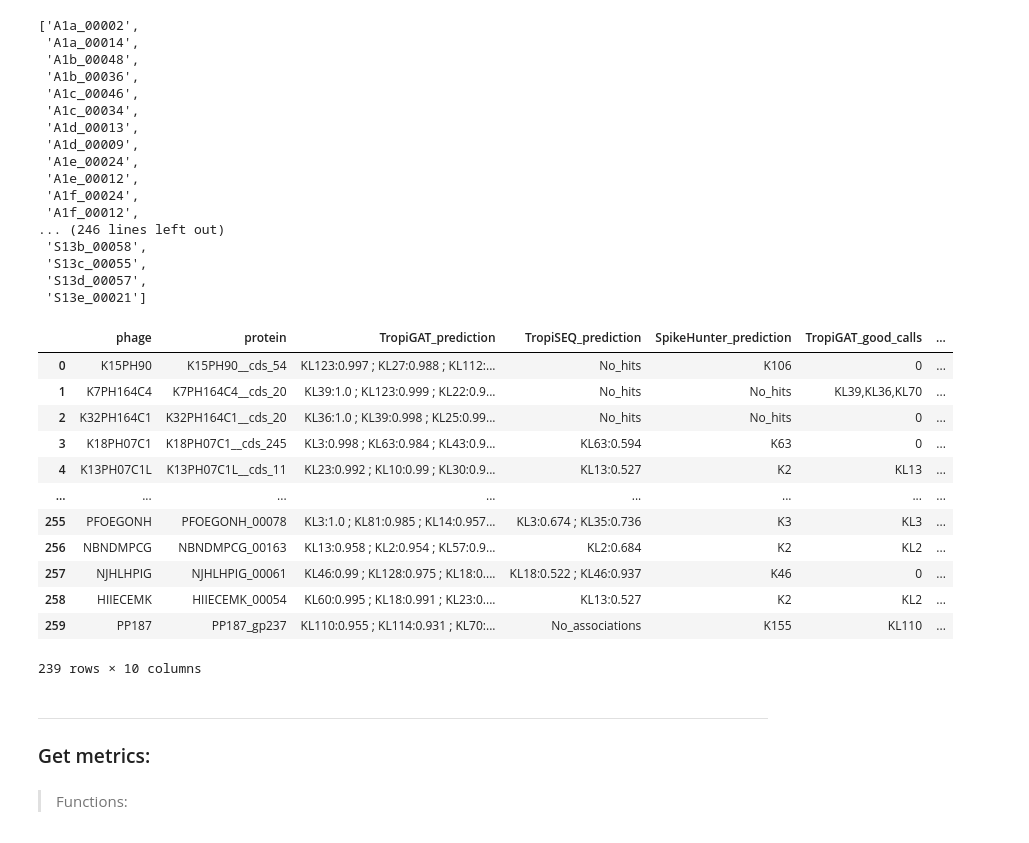
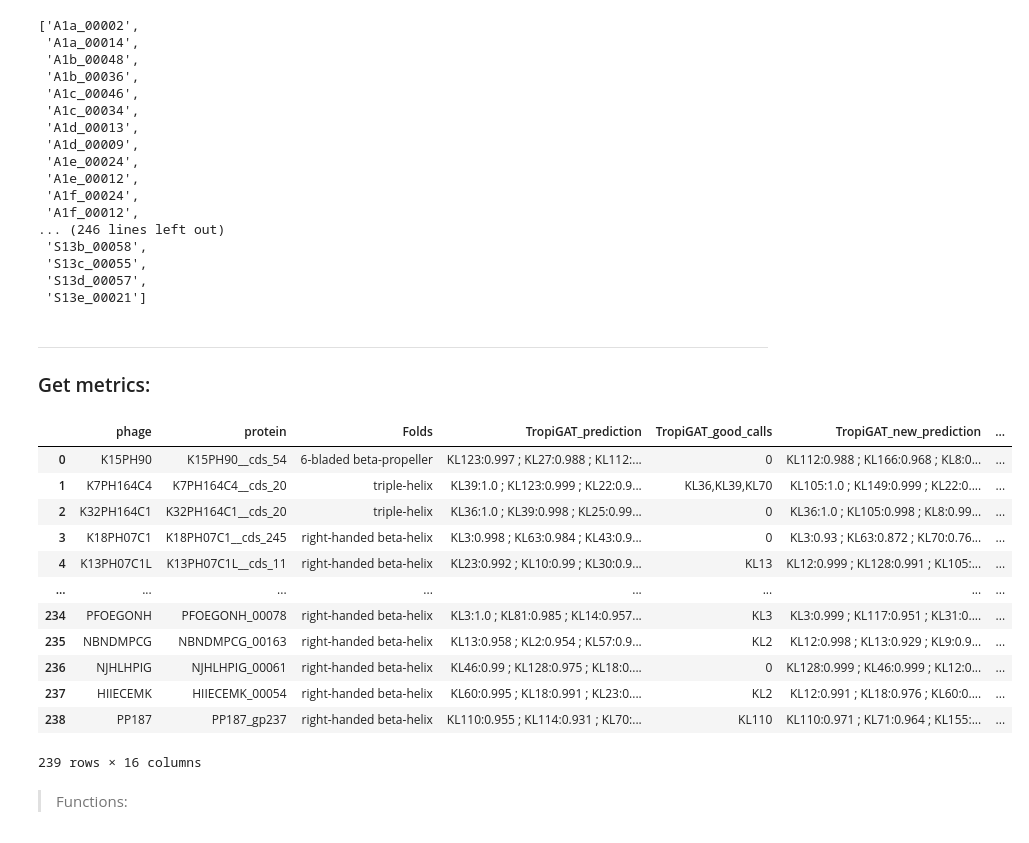
Before and after one commit to conchaeloko/DpoTropiSearch, a Jupyter notebook: benchmark/B.Compile_results.ipynb, the cells around one changed output. Cells and saved outputs as stored; diff of their text form; code cells hidden in the pictures.

```diff
--- a/benchmark/B.Compile_results.ipynb
+++ b/benchmark/B.Compile_results.ipynb
@@ -169,24 +243,21 @@ for _, row in merged_df_clean_01.iterrows() :
             sh_pred_serie.append(0)
 # %%
 merged_df_clean_01["TropiGAT_good_calls"] = tropigat_pred_serie
+merged_df_clean_01["TropiGAT_new_good_calls"] = tropigatnew_pred_serie
+merged_df_clean_01["TropiSAGE_good_calls"] = tropisage_pred_serie
+
 merged_df_clean_01["TropiSEQ_good_calls"] = tropiseq_pred_serie
+merged_df_clean_01["TropiLogReg_good_calls"] = tropilr_pred_serie
 merged_df_clean_01["SpikeHunter_good_calls"] = sh_pred_serie
+
+
 merged_df_clean_01["Targets"] = target_serie
 merged_df_clean_01["Folds"] = fold_serie
 
-merged_df_clean_01
+merged_df_clean_01.columns  = ['phage', 'protein', 'TropiGAT_prediction', 'TropiGAT_new_prediction',
+       'TropiSAGE_prediction', 'TropiSEQ_prediction', 'TropiLogReg_prediction',
+       'SpikeHunter_prediction', 'TropiGAT_good_calls',
+       'TropiGAT_new_good_calls', 'TropiSAGE_good_calls',
+       'TropiSEQ_good_calls', 'TropiLogReg_good_calls',
+       'SpikeHunter_good_calls', 'Targets', 'Folds']
-# %% [output]
-|  | phage | protein | TropiGAT_prediction | TropiSEQ_prediction | SpikeHunter_prediction | TropiGAT_good_calls | ... |
-| 0 | K15PH90 | K15PH90__cds_54 | KL123:0.997 ; KL27:0.988 ; KL112:... | No_hits | K106 | 0 | ... |
-| 1 | K7PH164C4 | K7PH164C4__cds_20 | KL39:1.0 ; KL123:0.999 ; KL22:0.9... | No_hits | No_hits | KL39,KL36,KL70 | ... |
-| 2 | K32PH164C1 | K32PH164C1__cds_20 | KL36:1.0 ; KL39:0.998 ; KL25:0.99... | No_hits | No_hits | 0 | ... |
-| 3 | K18PH07C1 | K18PH07C1__cds_245 | KL3:0.998 ; KL63:0.984 ; KL43:0.9... | KL63:0.594 | K63 | 0 | ... |
-| 4 | K13PH07C1L | K13PH07C1L__cds_11 | KL23:0.992 ; KL10:0.99 ; KL30:0.9... | KL13:0.527 | K2 | KL13 | ... |
-| ... | ... | ... | ... | ... | ... | ... | ... |
-| 255 | PFOEGONH | PFOEGONH_00078 | KL3:1.0 ; KL81:0.985 ; KL14:0.957... | KL3:0.674 ; KL35:0.736 | K3 | KL3 | ... |
-| 256 | NBNDMPCG | NBNDMPCG_00163 | KL13:0.958 ; KL2:0.954 ; KL57:0.9... | KL2:0.684 | K2 | KL2 | ... |
-| 257 | NJHLHPIG | NJHLHPIG_00061 | KL46:0.99 ; KL128:0.975 ; KL18:0.... | KL18:0.522 ; KL46:0.937 | K46 | 0 | ... |
-| 258 | HIIECEMK | HIIECEMK_00054 | KL60:0.995 ; KL18:0.991 ; KL23:0.... | KL13:0.527 | K2 | KL2 | ... |
-| 259 | PP187 | PP187_gp237 | KL110:0.955 ; KL114:0.931 ; KL70:... | No_associations | K155 | KL110 | ... |
-239 rows × 10 columns
 # %%
@@ -209,3 +280,19 @@ results_bench_df = pd.read_csv(f"{path_benchmark}/Prediction_results.matrices.ts
+# %%
+results_bench_df
+# %% [output]
+|  | phage | protein | Folds | TropiGAT_prediction | TropiGAT_good_calls | TropiGAT_new_prediction | ... |
+| 0 | K15PH90 | K15PH90__cds_54 | 6-bladed beta-propeller | KL123:0.997 ; KL27:0.988 ; KL112:... | 0 | KL112:0.988 ; KL166:0.968 ; KL8:0... | ... |
+| 1 | K7PH164C4 | K7PH164C4__cds_20 | triple-helix | KL39:1.0 ; KL123:0.999 ; KL22:0.9... | KL36,KL39,KL70 | KL105:1.0 ; KL149:0.999 ; KL22:0.... | ... |
+| 2 | K32PH164C1 | K32PH164C1__cds_20 | triple-helix | KL36:1.0 ; KL39:0.998 ; KL25:0.99... | 0 | KL36:1.0 ; KL105:0.998 ; KL8:0.99... | ... |
+| 3 | K18PH07C1 | K18PH07C1__cds_245 | right-handed beta-helix | KL3:0.998 ; KL63:0.984 ; KL43:0.9... | 0 | KL3:0.93 ; KL63:0.872 ; KL70:0.76... | ... |
+| 4 | K13PH07C1L | K13PH07C1L__cds_11 | right-handed beta-helix | KL23:0.992 ; KL10:0.99 ; KL30:0.9... | KL13 | KL12:0.999 ; KL128:0.991 ; KL105:... | ... |
+| ... | ... | ... | ... | ... | ... | ... | ... |
+| 234 | PFOEGONH | PFOEGONH_00078 | right-handed beta-helix | KL3:1.0 ; KL81:0.985 ; KL14:0.957... | KL3 | KL3:0.999 ; KL117:0.951 ; KL31:0.... | ... |
+| 235 | NBNDMPCG | NBNDMPCG_00163 | right-handed beta-helix | KL13:0.958 ; KL2:0.954 ; KL57:0.9... | KL2 | KL12:0.998 ; KL13:0.929 ; KL9:0.9... | ... |
+| 236 | NJHLHPIG | NJHLHPIG_00061 | right-handed beta-helix | KL46:0.99 ; KL128:0.975 ; KL18:0.... | 0 | KL128:0.999 ; KL46:0.999 ; KL12:0... | ... |
+| 237 | HIIECEMK | HIIECEMK_00054 | right-handed beta-helix | KL60:0.995 ; KL18:0.991 ; KL23:0.... | KL2 | KL12:0.991 ; KL18:0.976 ; KL60:0.... | ... |
+| 238 | PP187 | PP187_gp237 | right-handed beta-helix | KL110:0.955 ; KL114:0.931 ; KL70:... | KL110 | KL110:0.971 ; KL71:0.964 ; KL155:... | ... |
+239 rows × 16 columns
 # %% [markdown]
 > Functions:
 # %%
```
Also changed, not shown: parts of 22 cells of this notebook, 4 other files.
